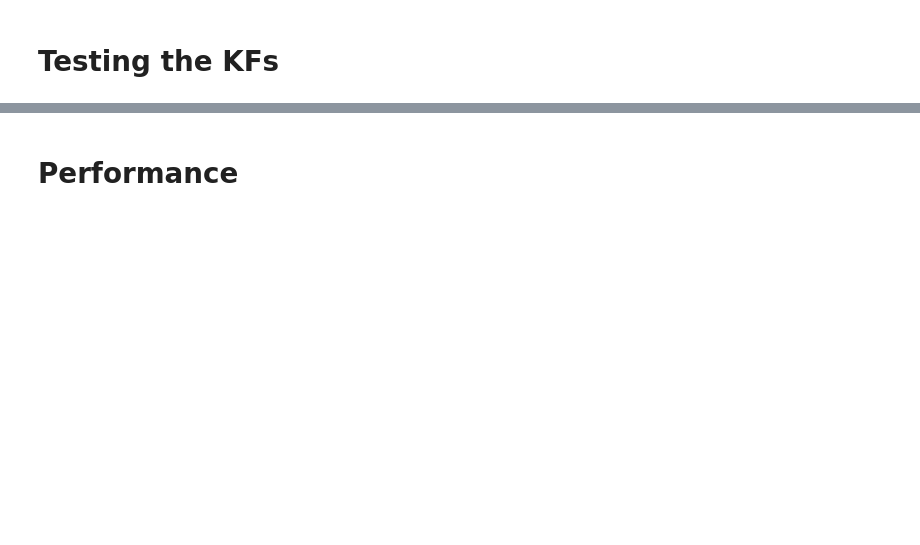
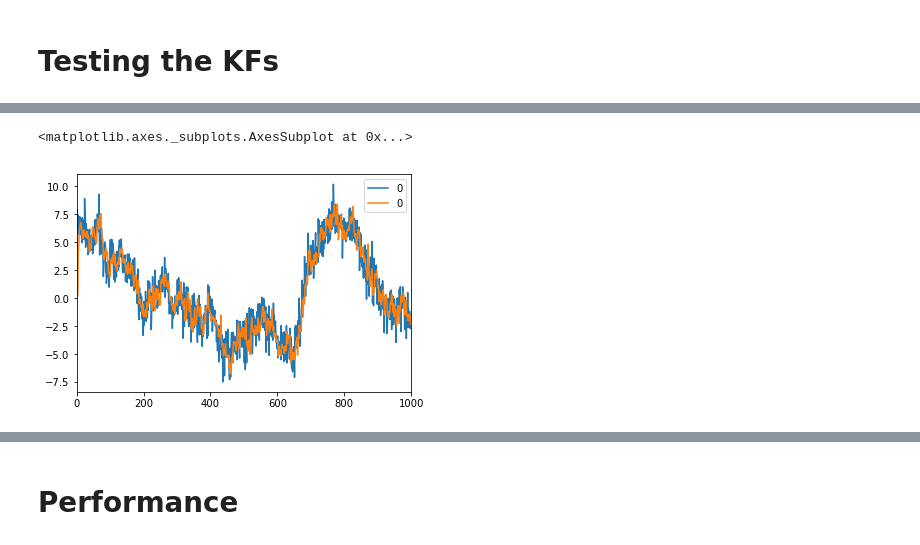
Before and after one commit to pedrobraz1990/KalmanFilter, a Jupyter notebook: KalmanFilter Performance Comparison.ipynb, the cells around one changed output, grey strips where cells are left out. Cells and saved outputs as stored; diff of their text form; code cells hidden in the pictures; blank space fills up the shorter version.

```diff
--- a/KalmanFilter Performance Comparison.ipynb
+++ b/KalmanFilter Performance Comparison.ipynb
@@ -139,0 +168,11 @@ P1 = np.diag(np.ones(m)*1.0)
+# %%
+ret = CKF22.KalmanFilter(nny,Z,H,T,Q,a1,P1, R)
+
+vy = pd.DataFrame(y)
+
+i = 0
+
+pd.concat([vy[i], ret[i]], axis=1).plot()
+# %% [output]
+<matplotlib.axes._subplots.AxesSubplot at 0x...>
+[figure, added]
```
Also changed, not shown: parts of 59 cells of this notebook, 9 other files.
